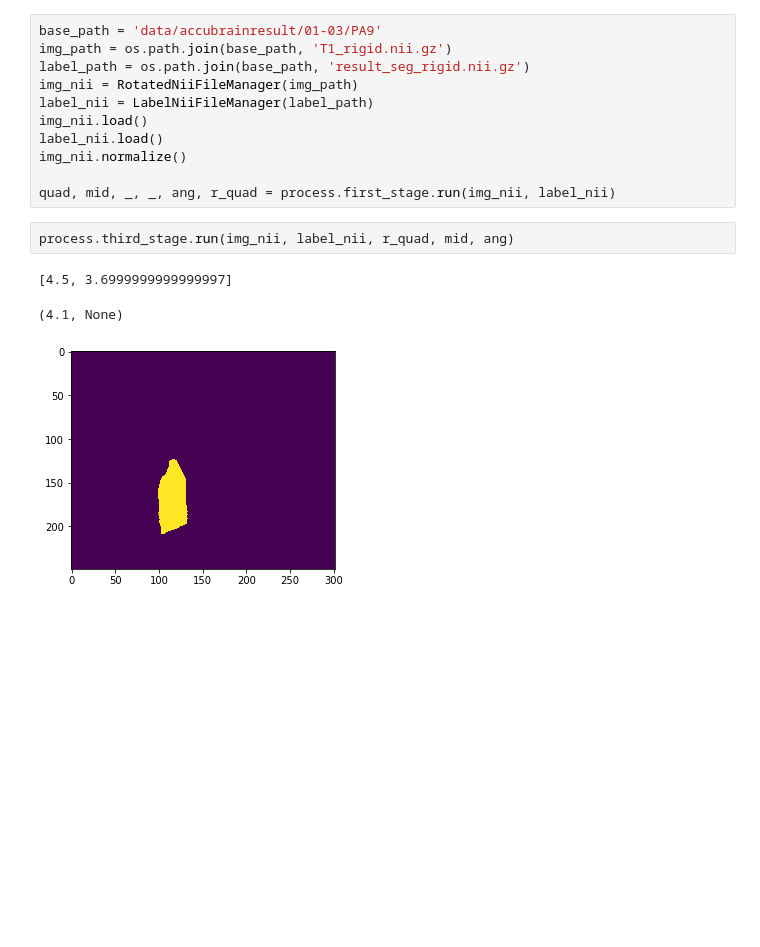
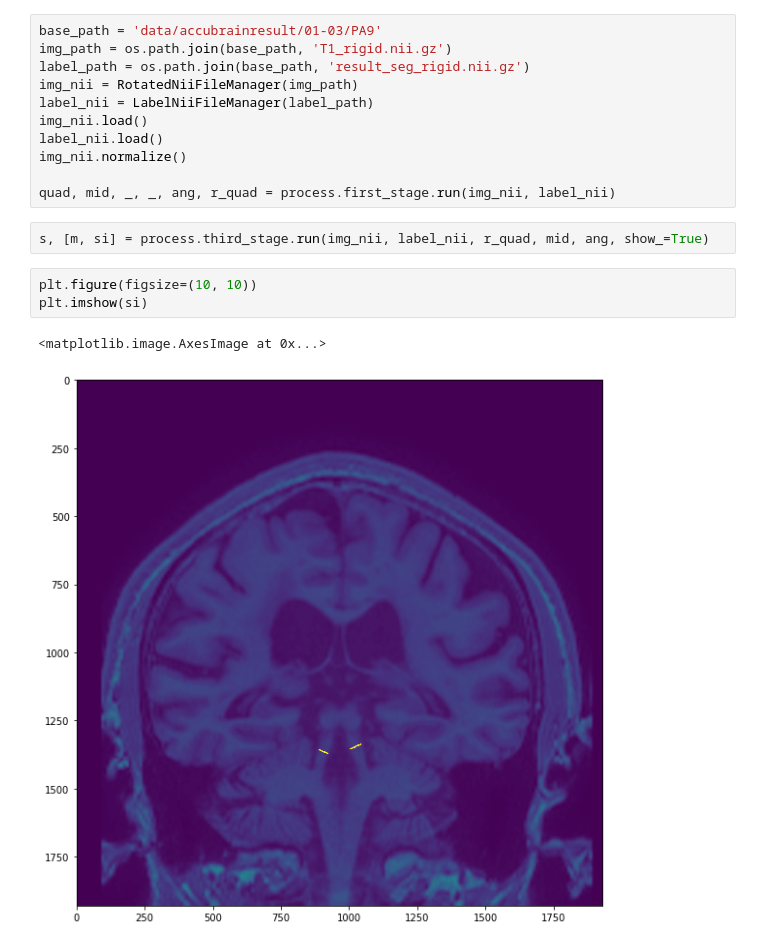
Before and after one commit to ChanceAroundYou/MPRI, a Jupyter notebook: Untitled.ipynb, the cells around one changed output. Cells and saved outputs as stored; diff of their text form; blank space fills up the shorter version.

```diff
--- a/Untitled.ipynb
+++ b/Untitled.ipynb
@@ -21,8 +21,10 @@ img_nii.normalize()
 
 quad, mid, _, _, ang, r_quad = process.first_stage.run(img_nii, label_nii)
 # %%
-process.third_stage.run(img_nii, label_nii, r_quad, mid, ang)
+s, [m, si] = process.third_stage.run(img_nii, label_nii, r_quad, mid, ang, show_=True)
-# %% [output]
-[4.5, 3.6999999999999997]
-(4.1, None)
-[figure, removed]
+# %%
+plt.figure(figsize=(10, 10))
+plt.imshow(si)
+# %% [output]
+<matplotlib.image.AxesImage at 0x...>
+[figure, added]
```
Also changed, not shown: parts of 9 cells of this notebook, 5 other files.
